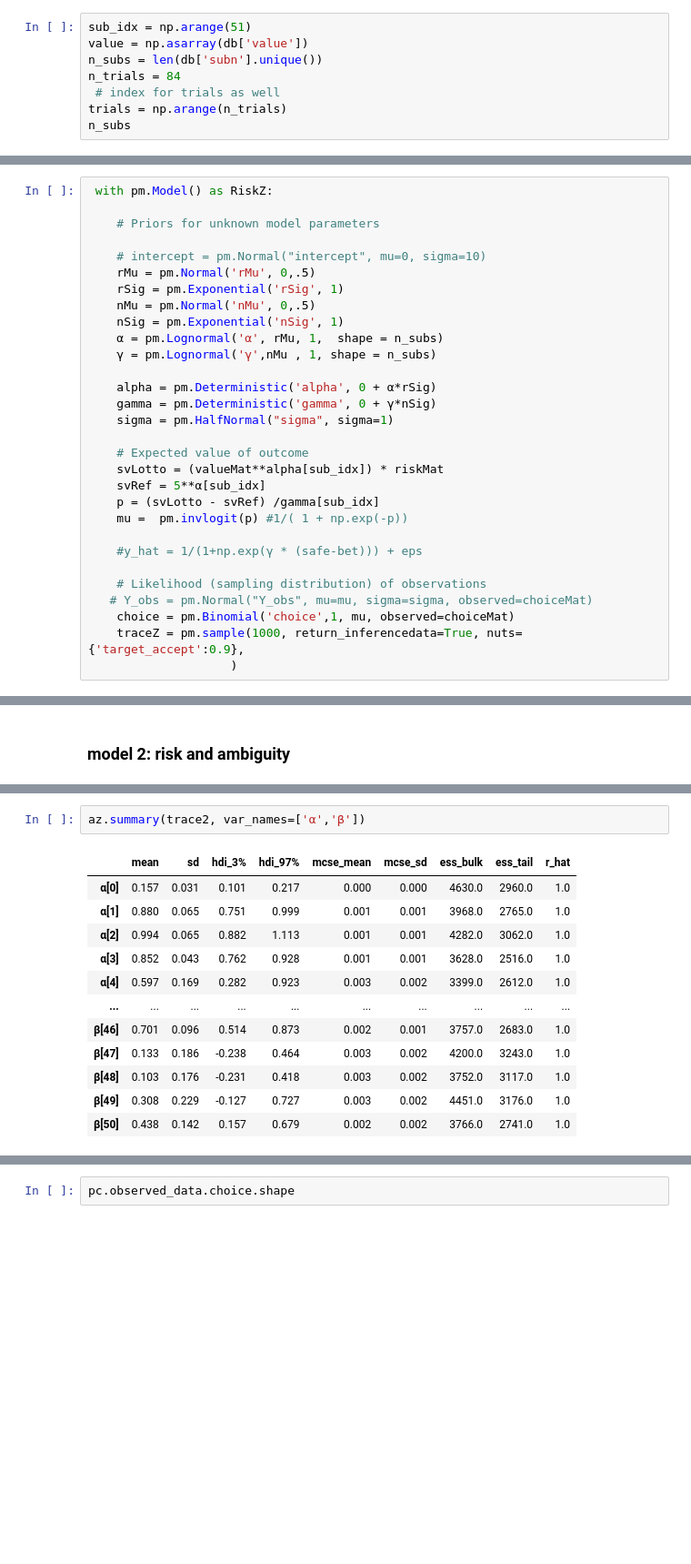
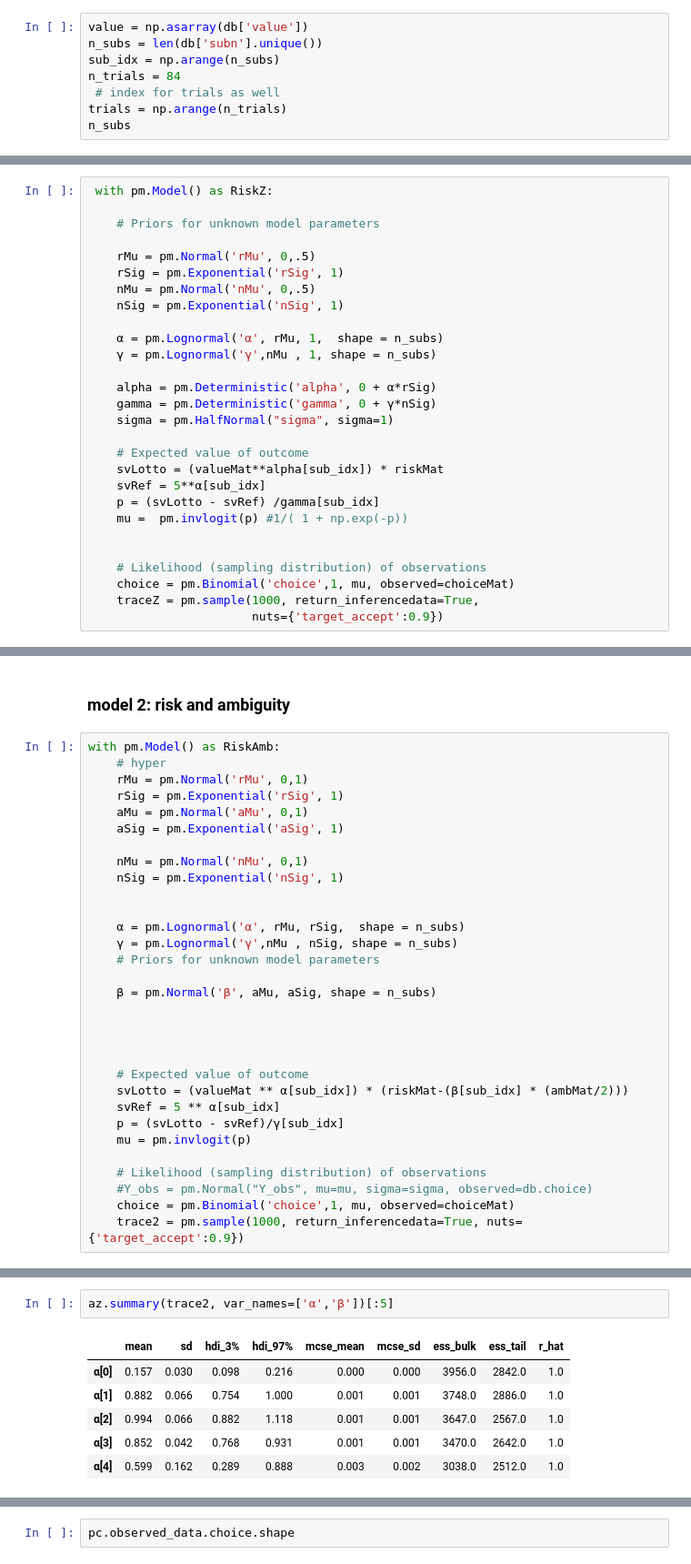
Before and after one commit to KoremNSN/Aging, a Jupyter notebook: RiskandAmbiguity/RiskAmbiguity_pymc.ipynb, the cells around one changed output, grey strips where cells are left out. Shown at 91% size. Cells and saved outputs as stored; diff of their text form; blank space fills up the shorter version.

```diff
--- a/RiskandAmbiguity/RiskAmbiguity_pymc.ipynb
+++ b/RiskandAmbiguity/RiskAmbiguity_pymc.ipynb
@@ -31,9 +32,9 @@ db['subject'] = db['subn'].astype('category')
 # %% [markdown]
 transfer values and subjects to arrays
 # %%
-sub_idx = np.arange(51)
 value = np.asarray(db['value'])
 n_subs = len(db['subn'].unique())
+sub_idx = np.arange(n_subs)
 n_trials = 84
  # index for trials as well
 trials = np.arange(n_trials)
@@ -91,11 +89,11 @@ There were 11 divergences after tuning. Increase `target_accept` or reparameteri
 
     # Priors for unknown model parameters
 
-    # intercept = pm.Normal("intercept", mu=0, sigma=10)
     rMu = pm.Normal('rMu', 0,.5)
     rSig = pm.Exponential('rSig', 1)
     nMu = pm.Normal('nMu', 0,.5)
     nSig = pm.Exponential('nSig', 1)
+
     α = pm.Lognormal('α', rMu, 1,  shape = n_subs)
     γ = pm.Lognormal('γ',nMu , 1, shape = n_subs)
 
@@ -109,13 +107,11 @@ There were 11 divergences after tuning. Increase `target_accept` or reparameteri
     p = (svLotto - svRef) /gamma[sub_idx]
     mu =  pm.invlogit(p) #1/( 1 + np.exp(-p))
 
-    #y_hat = 1/(1+np.exp(γ * (safe-bet))) + eps
 
     # Likelihood (sampling distribution) of observations
-   # Y_obs = pm.Normal("Y_obs", mu=mu, sigma=sigma, observed=choiceMat)
     choice = pm.Binomial('choice',1, mu, observed=choiceMat)
-    traceZ = pm.sample(1000, return_inferencedata=True, nuts={'target_accept':0.9},
-                    )
+    traceZ = pm.sample(1000, return_inferencedata=True,
+                       nuts={'target_accept':0.9})
 # %% [output]
 Multiprocess sampling (4 chains in 4 jobs)
 CompoundStep
@@ -173,2 +210,33 @@ az.summary(trace, var_names='α')
 # %% [markdown]
 ### model 2: risk and ambiguity
+# %%
+with pm.Model() as RiskAmb:
+    # hyper
+    rMu = pm.Normal('rMu', 0,1)
+    rSig = pm.Exponential('rSig', 1)
+    aMu = pm.Normal('aMu', 0,1)
+    aSig = pm.Exponential('aSig', 1)
+
+    nMu = pm.Normal('nMu', 0,1)
+    nSig = pm.Exponential('nSig', 1)
+
+
+    α = pm.Lognormal('α', rMu, rSig,  shape = n_subs)
+    γ = pm.Lognormal('γ',nMu , nSig, shape = n_subs)
+    # Priors for unknown model parameters
+
+    β = pm.Normal('β', aMu, aSig, shape = n_subs)
+
+
+
+
+    # Expected value of outcome
+    svLotto = (valueMat ** α[sub_idx]) * (riskMat-(β[sub_idx] * (ambMat/2)))
+    svRef = 5 ** α[sub_idx]
+    p = (svLotto - svRef)/γ[sub_idx]
+    mu = pm.invlogit(p)
+
+    # Likelihood (sampling distribution) of observations
+    #Y_obs = pm.Normal("Y_obs", mu=mu, sigma=sigma, observed=db.choice)
+    choice = pm.Binomial('choice',1, mu, observed=choiceMat)
+    trace2 = pm.sample(1000, return_inferencedata=True, nuts={'target_accept':0.9})
@@ -217,15 +299,9 @@ There were 24 divergences after tuning. Increase `target_accept` or reparameteri
 # %%
-az.summary(trace2, var_names=['α','β'])
+az.summary(trace2, var_names=['α','β'])[:5]
 # %% [output]
 |  | mean | sd | hdi_3% | hdi_97% | mcse_mean | mcse_sd | ess_bulk | ess_tail | r_hat |
-| α[0] | 0.157 | 0.031 | 0.101 | 0.217 | 0.000 | 0.000 | 4630.0 | 2960.0 | 1.0 |
-| α[1] | 0.880 | 0.065 | 0.751 | 0.999 | 0.001 | 0.001 | 3968.0 | 2765.0 | 1.0 |
-| α[2] | 0.994 | 0.065 | 0.882 | 1.113 | 0.001 | 0.001 | 4282.0 | 3062.0 | 1.0 |
-| α[3] | 0.852 | 0.043 | 0.762 | 0.928 | 0.001 | 0.001 | 3628.0 | 2516.0 | 1.0 |
-| α[4] | 0.597 | 0.169 | 0.282 | 0.923 | 0.003 | 0.002 | 3399.0 | 2612.0 | 1.0 |
-| ... | ... | ... | ... | ... | ... | ... | ... | ... | ... |
-| β[46] | 0.701 | 0.096 | 0.514 | 0.873 | 0.002 | 0.001 | 3757.0 | 2683.0 | 1.0 |
-| β[47] | 0.133 | 0.186 | -0.238 | 0.464 | 0.003 | 0.002 | 4200.0 | 3243.0 | 1.0 |
-| β[48] | 0.103 | 0.176 | -0.231 | 0.418 | 0.003 | 0.002 | 3752.0 | 3117.0 | 1.0 |
-| β[49] | 0.308 | 0.229 | -0.127 | 0.727 | 0.003 | 0.002 | 4451.0 | 3176.0 | 1.0 |
-| β[50] | 0.438 | 0.142 | 0.157 | 0.679 | 0.002 | 0.002 | 3766.0 | 2741.0 | 1.0 |
+| α[0] | 0.157 | 0.030 | 0.098 | 0.216 | 0.000 | 0.000 | 3956.0 | 2842.0 | 1.0 |
+| α[1] | 0.882 | 0.066 | 0.754 | 1.000 | 0.001 | 0.001 | 3748.0 | 2886.0 | 1.0 |
+| α[2] | 0.994 | 0.066 | 0.882 | 1.118 | 0.001 | 0.001 | 3647.0 | 2567.0 | 1.0 |
+| α[3] | 0.852 | 0.042 | 0.768 | 0.931 | 0.001 | 0.001 | 3470.0 | 2642.0 | 1.0 |
+| α[4] | 0.599 | 0.162 | 0.289 | 0.888 | 0.003 | 0.002 | 3038.0 | 2512.0 | 1.0 |
```
Also changed, not shown: parts of 20 cells of this notebook.
